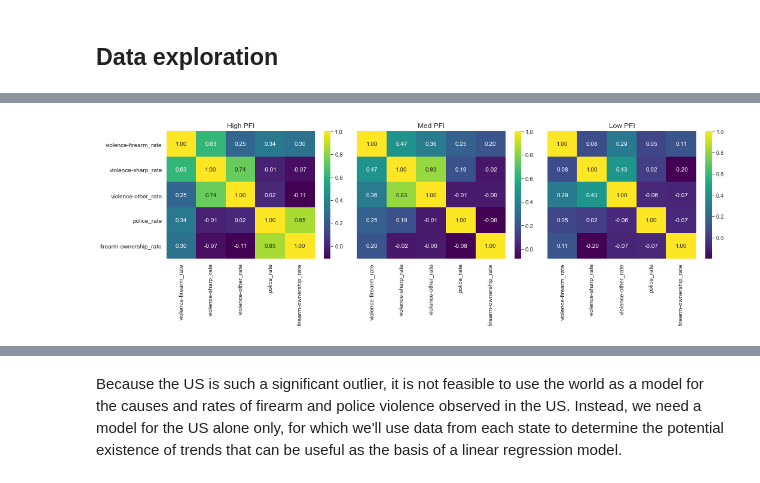
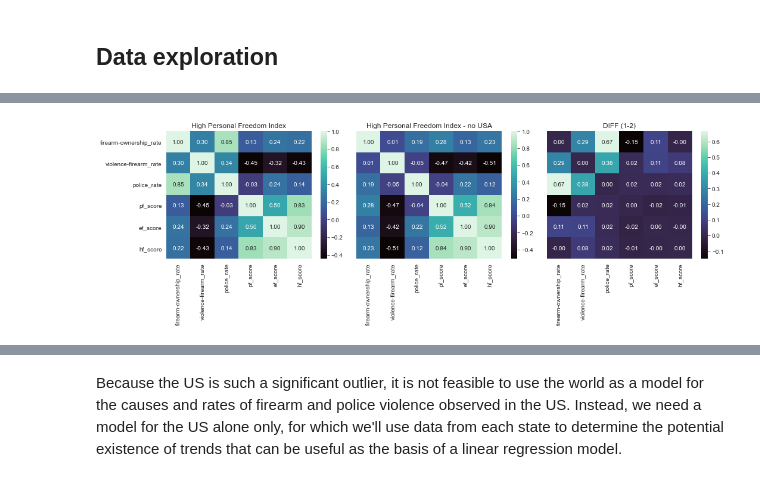
Before and after one commit to gecheline/firearmStats, a Jupyter notebook: firearmStats_world.ipynb, the cells around one changed output, grey strips where cells are left out. Drawn from its saved outputs; the diff is of its cells as text; code cells hidden in the pictures.

```diff
--- a/firearmStats_world.ipynb
+++ b/firearmStats_world.ipynb
@@ -444,0 +431,2 @@ We see that we're missing the freedom scores for about 40 countries. In this ste
+# %%
+df = df.sort_values(by='firearm-ownership_rate', ascending=False)
@@ -460,2 +483,0 @@ Let's plot all the available datadepicting the gun ownership rates, gun violence
-# %%
-df_fi = df_fi.sort_values(by='firearm-ownership_rate', ascending=False)
@@ -550,18 +644,23 @@ df_low_pfi = df_fi[df_fi['pf_score'] < 6]
 # %%
+df_high_pfi_nousa = df_high_pfi.drop(df_high_pfi[df_high_pfi['country_code']=='USA'].index, axis=0)
+corr_method='pearson'
+
 fig, axes = plt.subplots(nrows=1, ncols=3, figsize=(15,5))
 
-sns.heatmap(df_high_pfi[['violence-firearm_rate', 'violence-sharp_rate', 'violence-other_rate',
-         'police_rate', 'firearm-ownership_rate']].corr(), annot=True, fmt=".2f", cmap='viridis', ax=axes[0])
-sns.heatmap(df_med_pfi[['violence-firearm_rate', 'violence-sharp_rate', 'violence-other_rate',
-         'police_rate', 'firearm-ownership_rate']].corr(), annot=True, fmt=".2f", cmap='viridis', ax=axes[1])
-sns.heatmap(df_low_pfi[['violence-firearm_rate', 'violence-sharp_rate', 'violence-other_rate',
-         'police_rate', 'firearm-ownership_rate']].corr(), annot=True, fmt=".2f", cmap='viridis', ax=axes[2])
+sns.heatmap(df_high_pfi[['firearm-ownership_rate', 'violence-firearm_rate', 'police_rate',
+                        'pf_score', 'ef_score', 'hf_score']].corr(method=corr_method), annot=True, fmt=".2f", cmap='mako', ax=axes[0])
+sns.heatmap(df_high_pfi_nousa[['firearm-ownership_rate', 'violence-firearm_rate', 'police_rate',
+                        'pf_score', 'ef_score', 'hf_score']].corr(method=corr_method), annot=True, fmt=".2f", cmap='mako', ax=axes[1])
+sns.heatmap(df_high_pfi[['firearm-ownership_rate', 'violence-firearm_rate', 'police_rate',
+                        'pf_score', 'ef_score', 'hf_score']].corr(method=corr_method)-df_high_pfi_nousa[['firearm-ownership_rate', 'violence-firearm_rate', 'police_rate',
+                        'pf_score', 'ef_score', 'hf_score']].corr(method=corr_method), annot=True, fmt=".2f", cmap='mako', ax=axes[2])
 axes[1].set_yticks([])
 axes[2].set_yticks([])
-axes[0].set_title('High PFI')
-axes[1].set_title('Med PFI')
-axes[2].set_title('Low PFI')
+axes[0].set_title('High Personal Freedom Index')
+axes[1].set_title('High Personal Freedom Index - no USA')
+axes[2].set_title('DIFF (1-2)')
 plt.tight_layout()
+# plt.savefig('figures/heatmaps_hpf_usa.png', dpi=300)
 plt.show()
 # %% [output]
-[figure, old version]
+[figure, new version]
```
Also changed, not shown: parts of 80 cells of this notebook, 2 other files.
